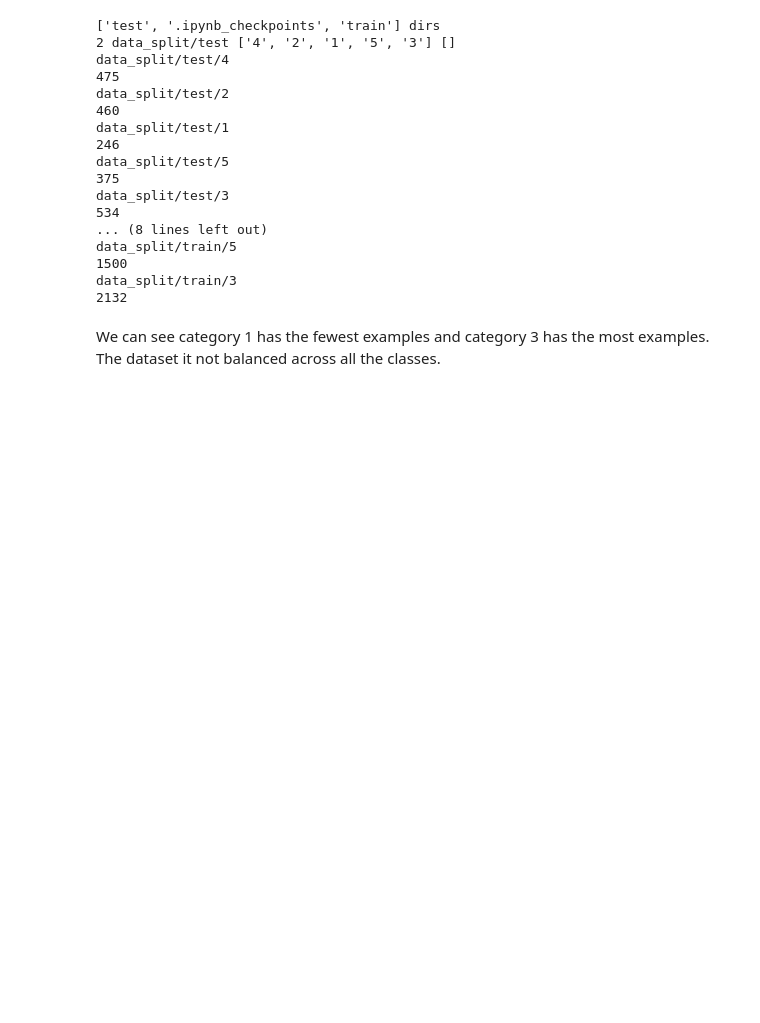
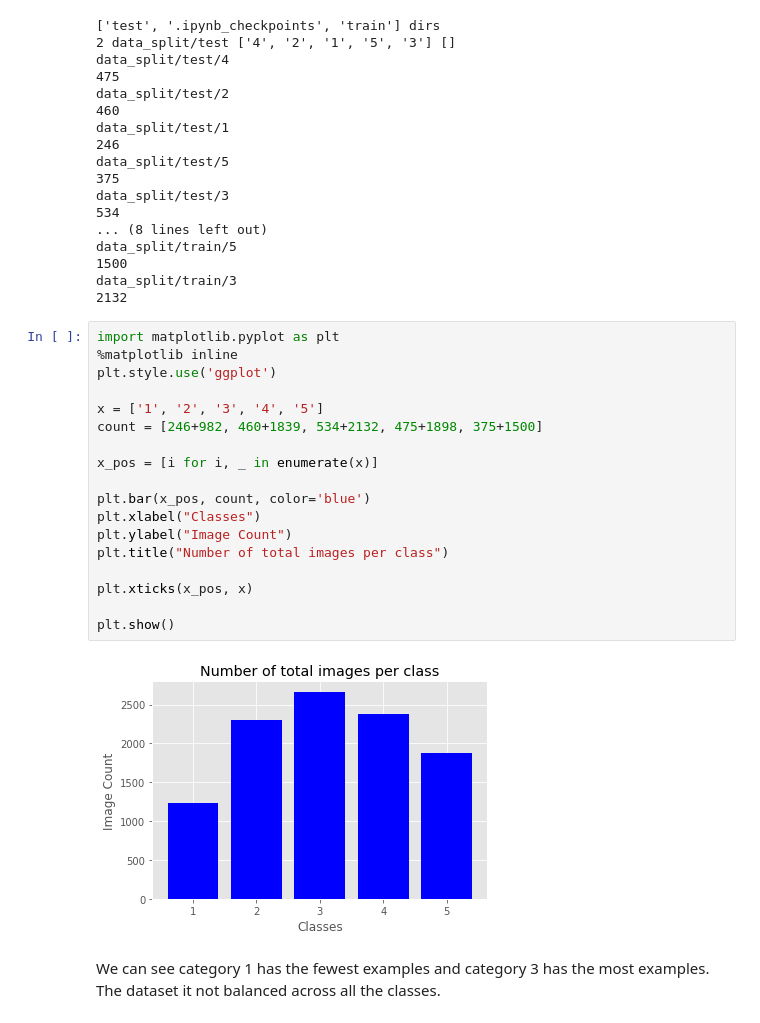
Before and after one commit to fatima1002/aws-capstone-dl, a Jupyter notebook: starter/sagemaker_train.ipynb, the cells around one changed output. Saved outputs shown, nothing was run; the diff lists cells and outputs as text; blank space fills up the shorter version.

```diff
--- a/starter/sagemaker_train.ipynb
+++ b/starter/sagemaker_train.ipynb
@@ -303,6 +303,26 @@ data_split/train/5
 1500
 data_split/train/3
 2132
+# %%
+import matplotlib.pyplot as plt
+%matplotlib inline
+plt.style.use('ggplot')
+
+x = ['1', '2', '3', '4', '5']
+count = [246+982, 460+1839, 534+2132, 475+1898, 375+1500]
+
+x_pos = [i for i, _ in enumerate(x)]
+
+plt.bar(x_pos, count, color='blue')
+plt.xlabel("Classes")
+plt.ylabel("Image Count")
+plt.title("Number of total images per class")
+
+plt.xticks(x_pos, x)
+
+plt.show()
+# %% [output]
+[figure, added]
 # %% [markdown]
 We can see category 1 has the fewest examples and category 3 has the most examples. The dataset it not balanced across all the classes.
 # %%
```
Also changed, not shown: 1 other file.
